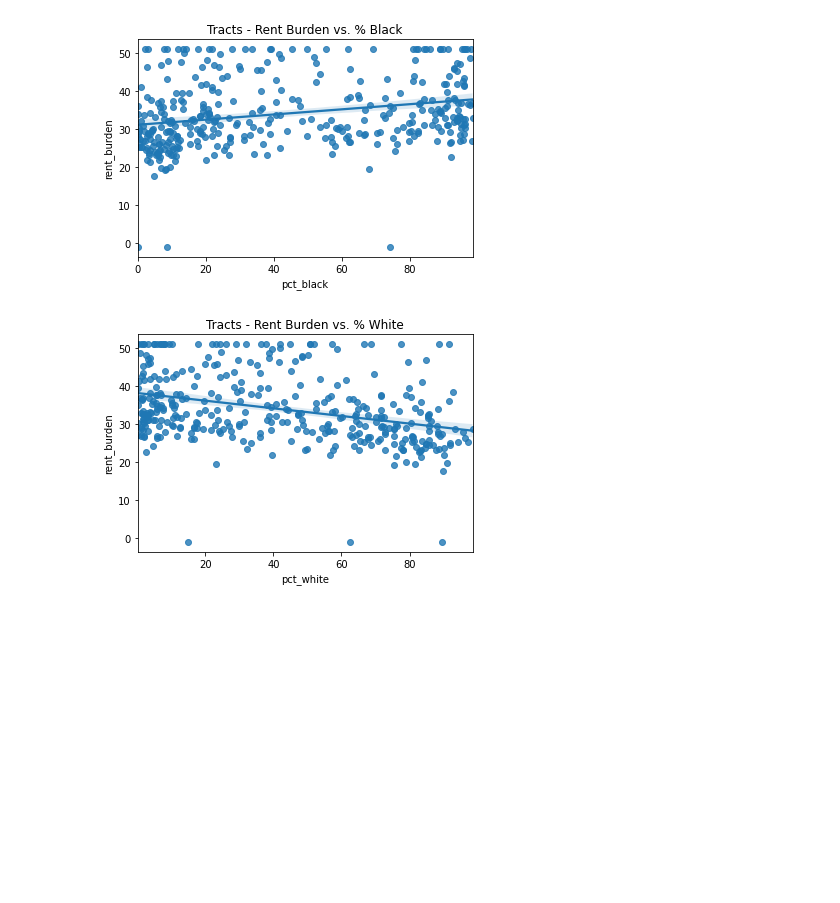
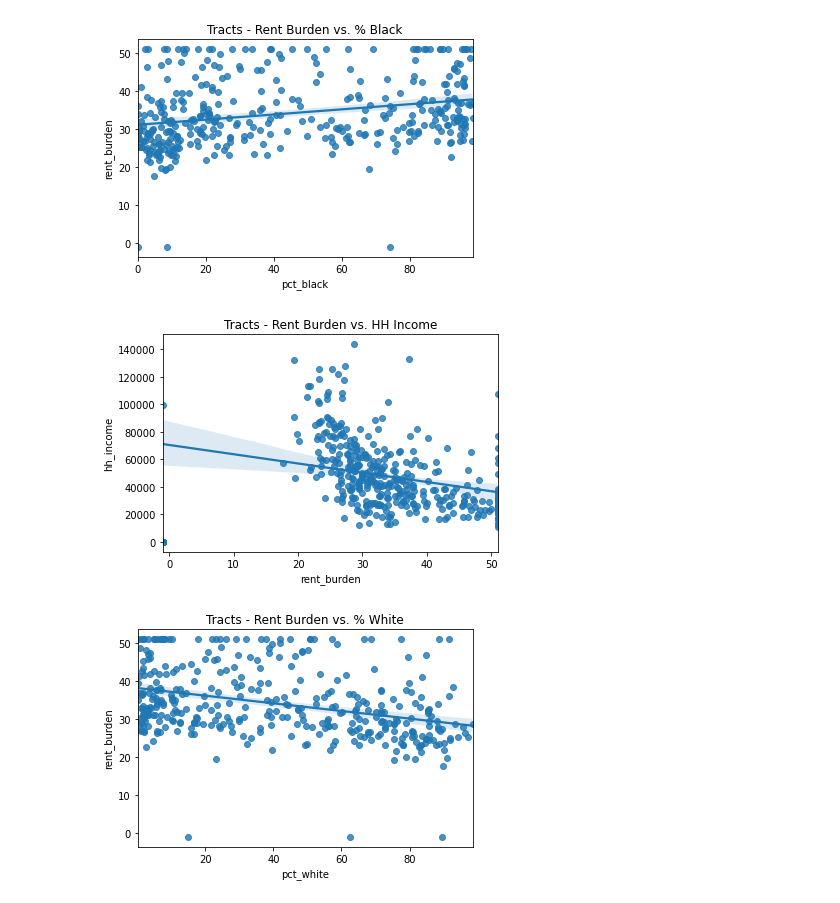
Before and after one commit to sinasinai/exploratory, a Jupyter notebook: philly map notebook.ipynb, the cells around one changed output. Cells and saved outputs as stored; diff of their text form; code cells hidden in the pictures; blank space fills up the shorter version.

Commit message:
updating philly map with hh income rent burden correlation

```diff
--- a/philly map notebook.ipynb
+++ b/philly map notebook.ipynb
@@ -397,6 +397,12 @@ f.set_title("Tracts - Rent Burden vs. % Black")
 plt.show()
 # %% [output]
 [figure]
+# %%
+f = sns.regplot(x=philly.rent_burden,y=philly.hh_income)
+f.set_title("Tracts - Rent Burden vs. HH Income")
+plt.show()
+# %% [output]
+[figure, added]
 # %%
 f = sns.regplot(x=philly.pct_white,y=philly.rent_burden)
 f.set_title("Tracts - Rent Burden vs. % White")
```
Also changed, not shown: parts of 2 cells of this notebook.
